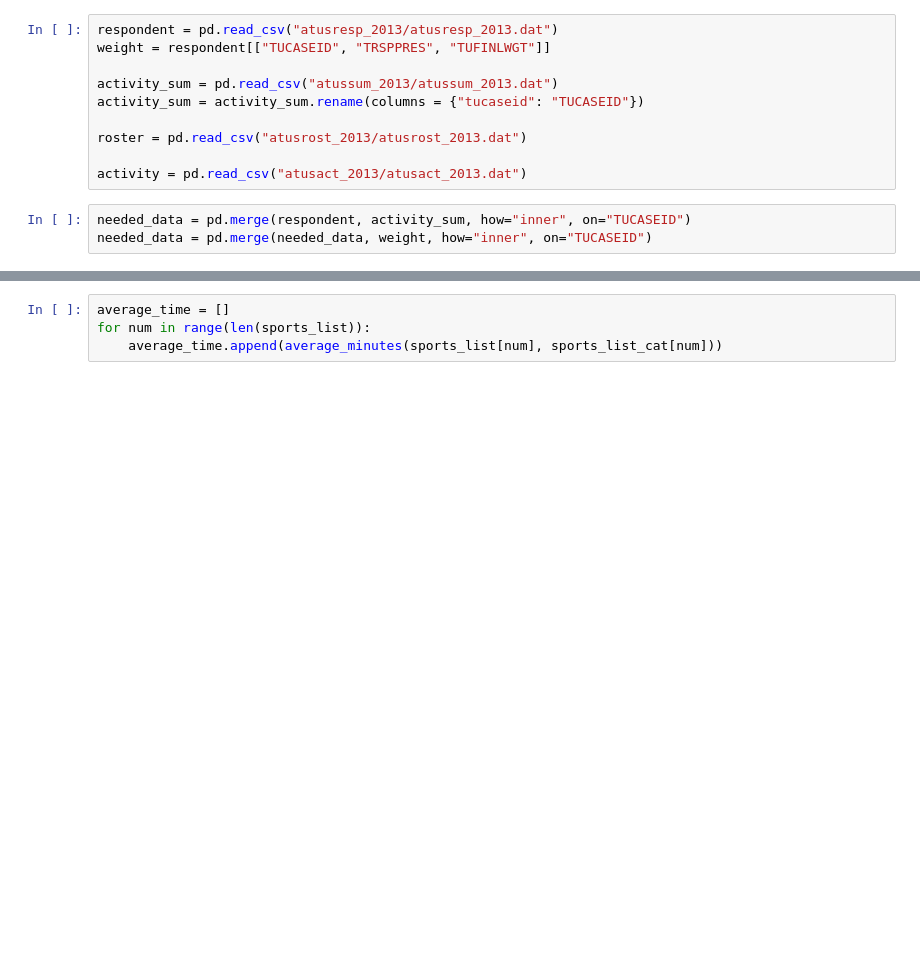
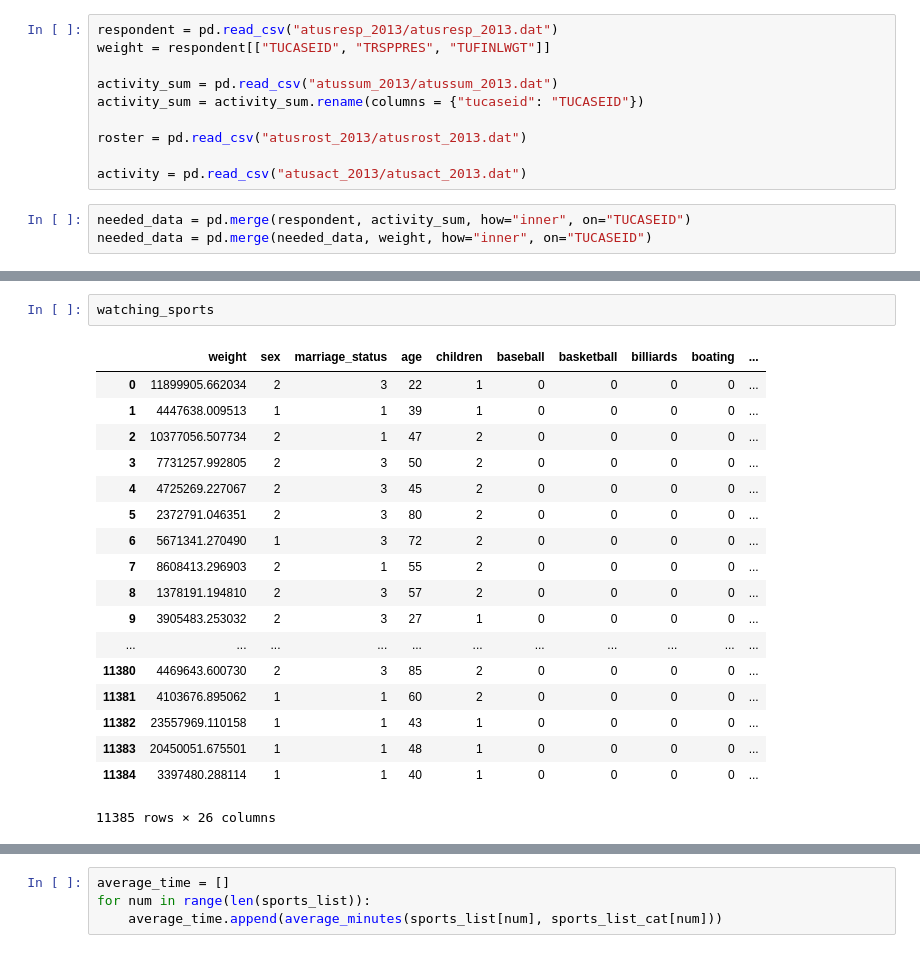
Before and after one commit to BarnetteME1/atus-analysis, a Jupyter notebook: Sports Stuff.ipynb, the cells around one changed output, grey strips where cells are left out. Cells and saved outputs as stored; diff of their text form; blank space fills up the shorter version.

```diff
--- a/Sports Stuff.ipynb
+++ b/Sports Stuff.ipynb
@@ -33,0 +55,21 @@ needed_data = pd.merge(needed_data, weight, how="inner", on="TUCASEID")
+# %%
+watching_sports
+# %% [output]
+|  | weight | sex | marriage_status | age | children | baseball | basketball | billiards | boating | ... |
+| 0 | 11899905.662034 | 2 | 3 | 22 | 1 | 0 | 0 | 0 | 0 | ... |
+| 1 | 4447638.009513 | 1 | 1 | 39 | 1 | 0 | 0 | 0 | 0 | ... |
+| 2 | 10377056.507734 | 2 | 1 | 47 | 2 | 0 | 0 | 0 | 0 | ... |
+| 3 | 7731257.992805 | 2 | 3 | 50 | 2 | 0 | 0 | 0 | 0 | ... |
+| 4 | 4725269.227067 | 2 | 3 | 45 | 2 | 0 | 0 | 0 | 0 | ... |
+| 5 | 2372791.046351 | 2 | 3 | 80 | 2 | 0 | 0 | 0 | 0 | ... |
+| 6 | 5671341.270490 | 1 | 3 | 72 | 2 | 0 | 0 | 0 | 0 | ... |
+| 7 | 8608413.296903 | 2 | 1 | 55 | 2 | 0 | 0 | 0 | 0 | ... |
+| 8 | 1378191.194810 | 2 | 3 | 57 | 2 | 0 | 0 | 0 | 0 | ... |
+| 9 | 3905483.253032 | 2 | 3 | 27 | 1 | 0 | 0 | 0 | 0 | ... |
+| ... | ... | ... | ... | ... | ... | ... | ... | ... | ... | ... |
+| 11380 | 4469643.600730 | 2 | 3 | 85 | 2 | 0 | 0 | 0 | 0 | ... |
+| 11381 | 4103676.895062 | 1 | 1 | 60 | 2 | 0 | 0 | 0 | 0 | ... |
+| 11382 | 23557969.110158 | 1 | 1 | 43 | 1 | 0 | 0 | 0 | 0 | ... |
+| 11383 | 20450051.675501 | 1 | 1 | 48 | 1 | 0 | 0 | 0 | 0 | ... |
+| 11384 | 3397480.288114 | 1 | 1 | 40 | 1 | 0 | 0 | 0 | 0 | ... |
+11385 rows × 26 columns
```
Also changed, not shown: parts of 6 cells of this notebook, 2 other files.
